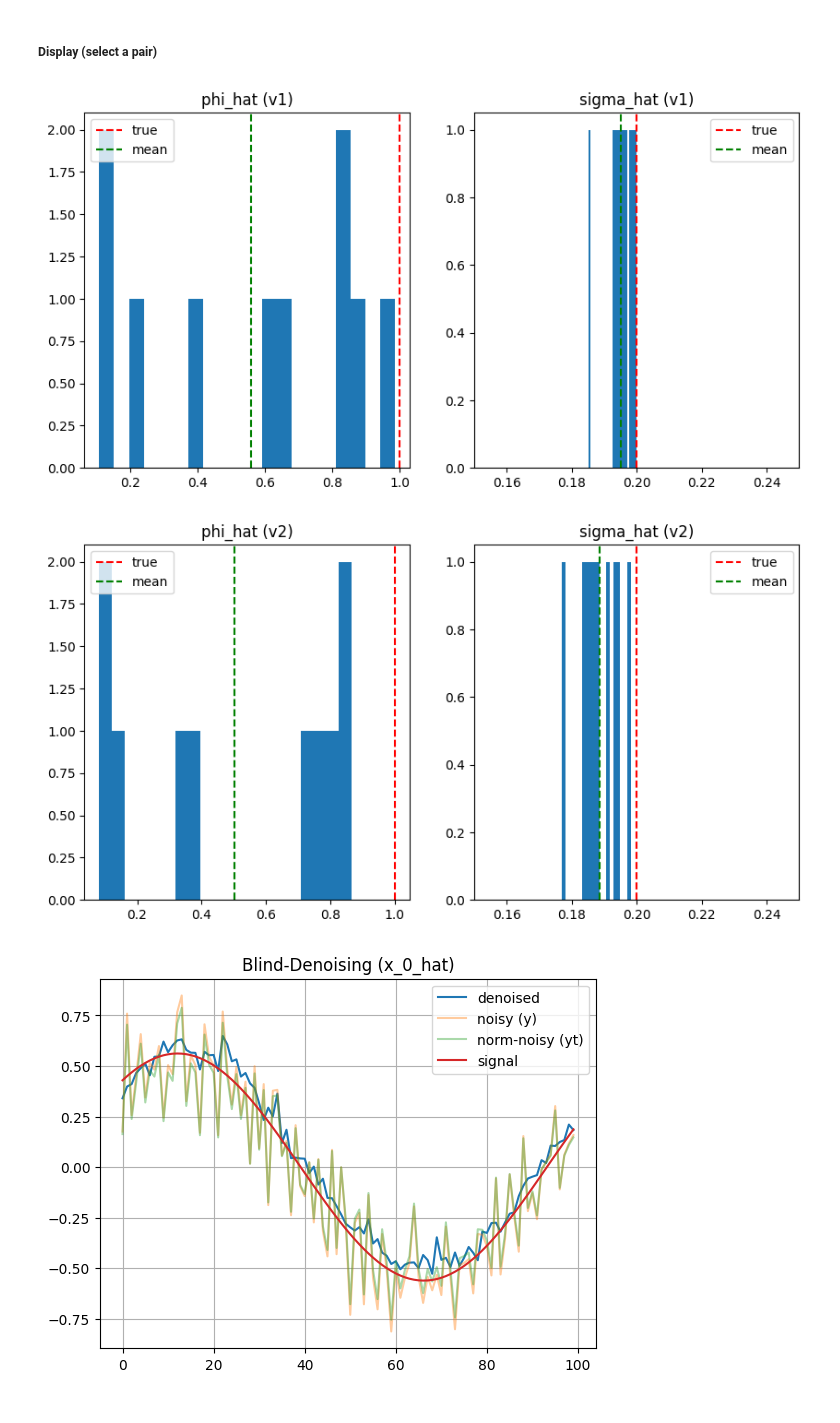
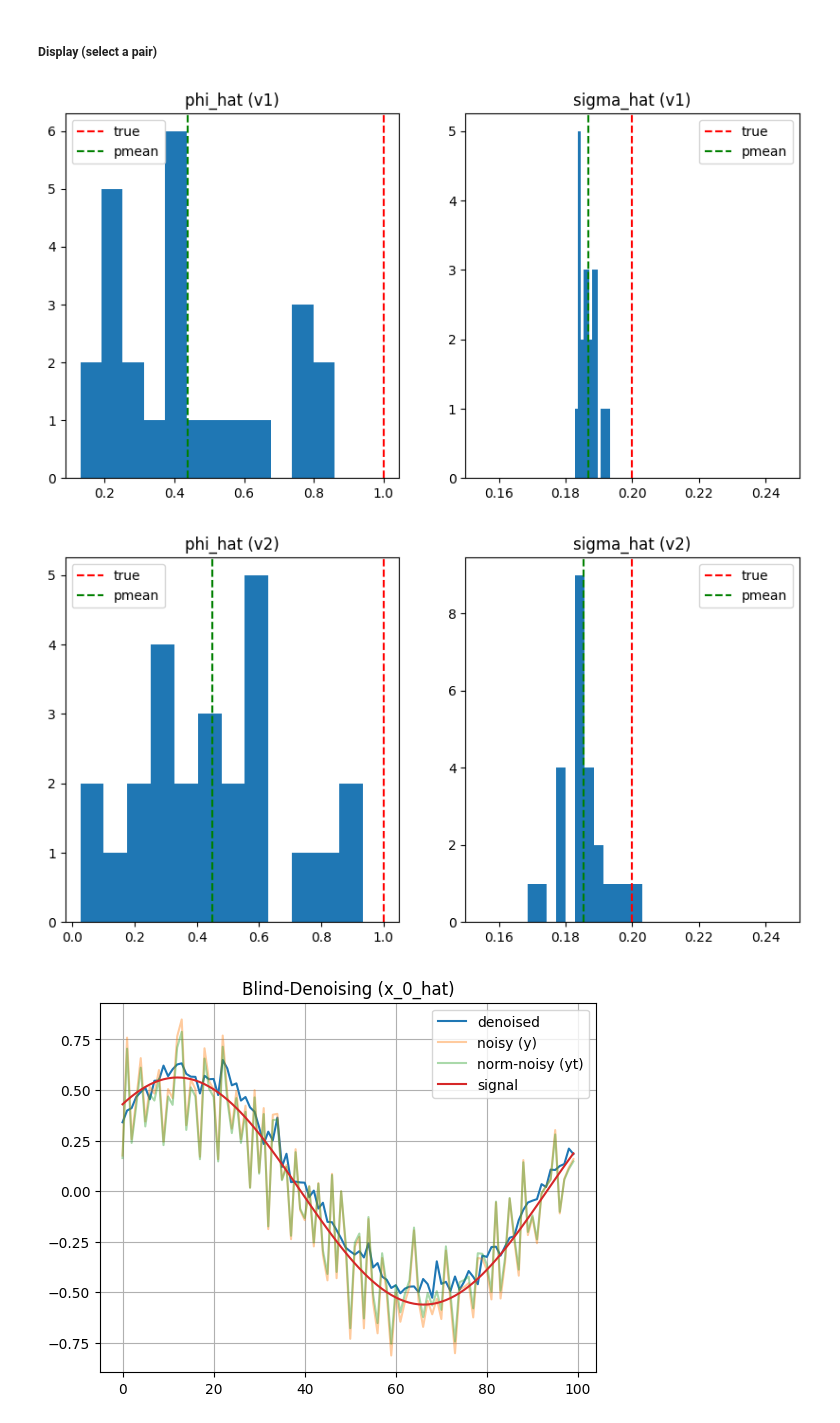
Before and after one commit to AlikMon88/Gibbs-Diff, a Jupyter notebook: unit_main_gibbs.ipynb, the cells around one changed output. Drawn from its saved outputs; the diff is of its cells as text; code cells hidden in the pictures.

```diff
--- a/unit_main_gibbs.ipynb
+++ b/unit_main_gibbs.ipynb
@@ -430,7 +430,7 @@ print('x_0_hat (Point-Estimate):')
 print('Version-1 - HMC')
 ft = time.time()
 ## version_1 : HMC - sampler is has fixed identity mass_matrix
-phi_sampled, x_denoised = gdiffusion.run_gibbs_sampler(y, yt, num_chains_per_sample=100, n_it_gibbs=50, n_it_burnin=15, sampler_v2=False)
+phi_sampled, x_denoised = gdiffusion.run_gibbs_sampler(y, yt, num_chains_per_sample=25, n_it_gibbs=30, n_it_burnin=5, sampler_v2=False)
 print(phi_sampled.shape, x_denoised.shape)
 print('phi_sampled: ', phi_sampled)
 lt = time.time()
@@ -453,7 +453,7 @@ phi_sampled:  tensor([[0.4851, 0.2147]])
 print('Version-2 - HMC')
 ft = time.time()
 ## version_2: HMC sampler has adaptive mass_matrix (depends on the step_size adaption as we converge to a given acceptance-proba)
-phi_sampled, x_denoised = gdiffusion.run_gibbs_sampler(y, yt, num_chains_per_sample=100, n_it_gibbs=50, n_it_burnin=15, sampler_v2=True)
+phi_sampled, x_denoised = gdiffusion.run_gibbs_sampler(y, yt, num_chains_per_sample=25, n_it_gibbs=30, n_it_burnin=15 sampler_v2=True)
 print('Shapes: ', phi_sampled.shape, x_denoised.shape)
 print('phi_sampled: ', phi_sampled)
 lt = time.time()
@@ -483,7 +488,7 @@ Version1 - HMC
 # %%
 print('Version2 - HMC')
 ft = time.time()
-phi_all_posterior_v2, x_denoised_posterior_v2 = gdiffusion.blind_posterior_mean(y, yt, num_chains_per_sample=25, n_it_gibbs=50, n_it_burnin=5, avg_pmean=2, return_post=True, sampler_v2=True)
+phi_all_posterior_v2, x_denoised_posterior_v2 = gdiffusion.blind_posterior_mean(y, yt, num_chains_per_sample=25, n_it_gibbs=30, n_it_burnin=5, avg_pmean=2, return_post=True, sampler_v2=True)
 
 phi_all_posterior_v2 = phi_all_posterior_v2.mean(dim=2)
 x_denoised_posterior_v2 = x_denoised_posterior_v2.mean(dim=2)
@@ -502,48 +515,48 @@ sigma_hat = phi_all_posterior[:, idx, 1]
 
 fig, axs = plt.subplots(1, 2, figsize=(10, 5))
 
-axs[0].hist(phi_hat, bins = 20)
+axs[0].hist(phi_hat, bins = len(phi_hat) // 2)
 axs[0].set_title('phi_hat (v1)')
 axs[0].axvline(true_phi, color='red', linestyle='--', label='true')
-axs[0].axvline(phi_hat.mean(dim=0), color='green', linestyle='--', label='mean')
+axs[0].axvline(phi_hat.mean(dim=0), color='green', linestyle='--', label='pmean')
 # axs[0].set_xlim(true_phi - 0.35 * true_phi, true_phi + 0.35 * true_phi)
 axs[0].legend()
 
-axs[1].hist(sigma_hat, bins = 20)
+axs[1].hist(sigma_hat, bins = len(sigma_hat) // 2)
 axs[1].set_title('sigma_hat (v1)')
 axs[1].axvline(true_sigma, color='red', linestyle='--', label='true')
-axs[1].axvline(sigma_hat.mean(dim=0), color='green', linestyle='--', label='mean')
+axs[1].axvline(sigma_hat.mean(dim=0), color='green', linestyle='--', label='pmean')
 axs[1].set_xlim(true_sigma - 0.25 * true_sigma, true_sigma + 0.25 * true_sigma)
 axs[1].legend()
 
 plt.show()
 
 
 # --------------------------------------------------------
 
 phi_hat = phi_all_posterior_v2[:, idx, 0]
 sigma_hat = phi_all_posterior_v2[:, idx, 1]
 
 fig, axs = plt.subplots(1, 2, figsize=(10, 5))
 
-axs[0].hist(phi_hat, bins = 20)
+axs[0].hist(phi_hat, bins = len(phi_hat) // 2)
 axs[0].set_title('phi_hat (v2)')
 axs[0].axvline(true_phi, color='red', linestyle='--', label='true')
-axs[0].axvline(phi_hat.mean(dim=0), color='green', linestyle='--', label='mean')
+axs[0].axvline(phi_hat.mean(dim=0), color='green', linestyle='--', label='pmean')
 # axs[0].set_xlim(true_phi - 0.35 * true_phi, true_phi + 0.35 * true_phi)
 axs[0].legend()
 
-axs[1].hist(sigma_hat, bins = 20)
+axs[1].hist(sigma_hat, bins = len(sigma_hat) // 2)
 axs[1].set_title('sigma_hat (v2)')
 axs[1].axvline(true_sigma, color='red', linestyle='--', label='true')
-axs[1].axvline(sigma_hat.mean(dim=0), color='green', linestyle='--', label='mean')
+axs[1].axvline(sigma_hat.mean(dim=0), color='green', linestyle='--', label='pmean')
 axs[1].set_xlim(true_sigma - 0.25 * true_sigma, true_sigma + 0.25 * true_sigma)
 axs[1].legend()
 
 plt.show()
 # %% [output]
-[figure, old version]
+[figure, new version]
-[figure, old version]
+[figure, new version]
 # %%
 # x_denoised = x_denoised.numpy()
 
```
Also changed, not shown: parts of 2 cells of this notebook, 1 other file.
